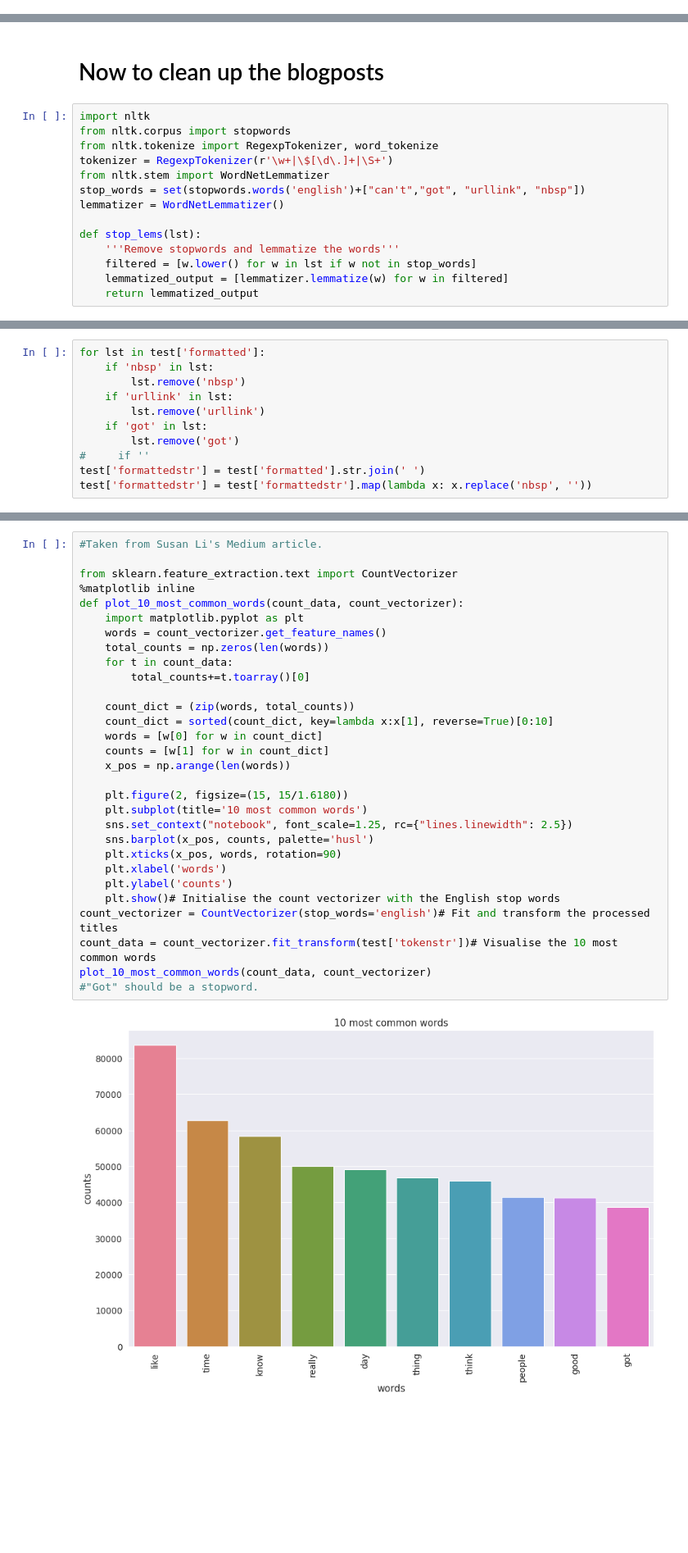
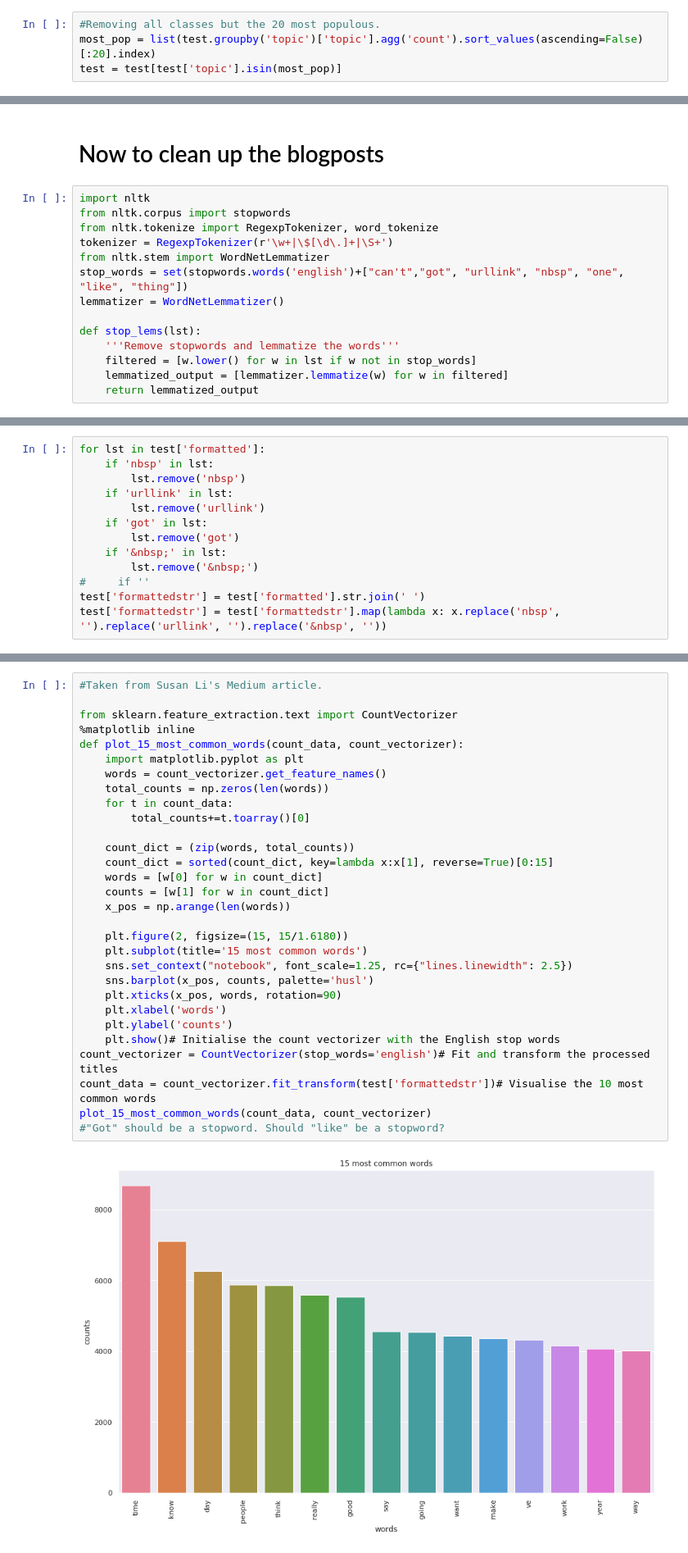
Before and after one commit to drewlehe/blog-nlp, a Jupyter notebook: blog-analysis.ipynb, the cells around one changed output, grey strips where cells are left out. Shown at 82% size. Saved outputs shown, nothing was run; the diff lists cells and outputs as text; blank space fills up the shorter version.

```diff
--- a/blog-analysis.ipynb
+++ b/blog-analysis.ipynb
@@ -32,0 +51,4 @@ df['topic'].value_counts().plot('bar')
+# %%
+#Removing all classes but the 20 most populous.
+most_pop = list(test.groupby('topic')['topic'].agg('count').sort_values(ascending=False)[:20].index)
+test = test[test['topic'].isin(most_pop)]
@@ -58,7 +91,7 @@ from nltk.corpus import stopwords
 from nltk.tokenize import RegexpTokenizer, word_tokenize
 tokenizer = RegexpTokenizer(r'\w+|\$[\d\.]+|\S+')
 from nltk.stem import WordNetLemmatizer
-stop_words = set(stopwords.words('english')+["can't","got", "urllink", "nbsp"])
+stop_words = set(stopwords.words('english')+["can't","got", "urllink", "nbsp", "one", "like", "thing"])
 lemmatizer = WordNetLemmatizer()
 
 def stop_lems(lst):
@@ -87,3 +106,16 @@ test.head()
+# %%
+for lst in test['formatted']:
+    if 'nbsp' in lst:
+        lst.remove('nbsp')
+    if 'urllink' in lst:
+        lst.remove('urllink')
+    if 'got' in lst:
+        lst.remove('got')
+    if '&nbsp;' in lst:
+        lst.remove('&nbsp;')
+#     if ''
+test['formattedstr'] = test['formatted'].str.join(' ')
+test['formattedstr'] = test['formattedstr'].map(lambda x: x.replace('nbsp', '').replace('urllink', '').replace('&nbsp', ''))
 # %%
 from nltk.probability import FreqDist
 corp = []
@@ -103,11 +133,0 @@ words.most_common
-# %%
-for lst in test['formatted']:
-    if 'nbsp' in lst:
-        lst.remove('nbsp')
-    if 'urllink' in lst:
-        lst.remove('urllink')
-    if 'got' in lst:
-        lst.remove('got')
-#     if ''
-test['formattedstr'] = test['formatted'].str.join(' ')
-test['formattedstr'] = test['formattedstr'].map(lambda x: x.replace('nbsp', ''))
@@ -152,34 +155,34 @@ plt.show()
 # %%
 #Taken from Susan Li's Medium article.
 
 from sklearn.feature_extraction.text import CountVectorizer
 %matplotlib inline
-def plot_10_most_common_words(count_data, count_vectorizer):
+def plot_15_most_common_words(count_data, count_vectorizer):
     import matplotlib.pyplot as plt
     words = count_vectorizer.get_feature_names()
     total_counts = np.zeros(len(words))
     for t in count_data:
         total_counts+=t.toarray()[0]
 
     count_dict = (zip(words, total_counts))
-    count_dict = sorted(count_dict, key=lambda x:x[1], reverse=True)[0:10]
+    count_dict = sorted(count_dict, key=lambda x:x[1], reverse=True)[0:15]
     words = [w[0] for w in count_dict]
     counts = [w[1] for w in count_dict]
     x_pos = np.arange(len(words))
 
     plt.figure(2, figsize=(15, 15/1.6180))
-    plt.subplot(title='10 most common words')
+    plt.subplot(title='15 most common words')
     sns.set_context("notebook", font_scale=1.25, rc={"lines.linewidth": 2.5})
     sns.barplot(x_pos, counts, palette='husl')
     plt.xticks(x_pos, words, rotation=90)
     plt.xlabel('words')
     plt.ylabel('counts')
     plt.show()# Initialise the count vectorizer with the English stop words
 count_vectorizer = CountVectorizer(stop_words='english')# Fit and transform the processed titles
-count_data = count_vectorizer.fit_transform(test['tokenstr'])# Visualise the 10 most common words
-plot_10_most_common_words(count_data, count_vectorizer)
-#"Got" should be a stopword.
+count_data = count_vectorizer.fit_transform(test['formattedstr'])# Visualise the 10 most common words
+plot_15_most_common_words(count_data, count_vectorizer)
+#"Got" should be a stopword. Should "like" be a stopword?
 # %% [output]
-[figure, old version]
+[figure, new version]
 # %%
 import gensim
```
Also changed, not shown: parts of 31 cells of this notebook.
